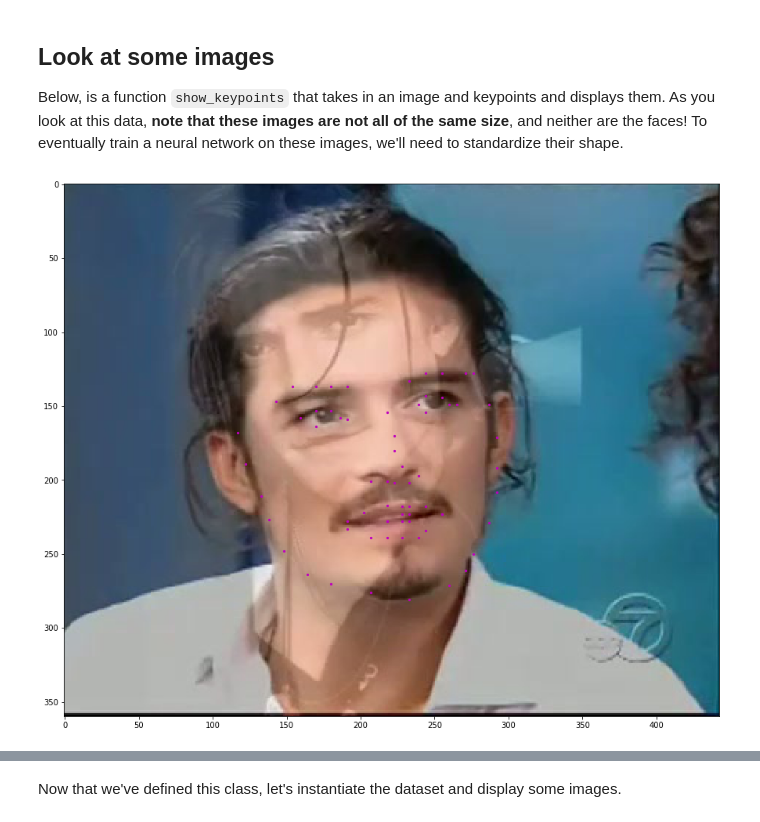
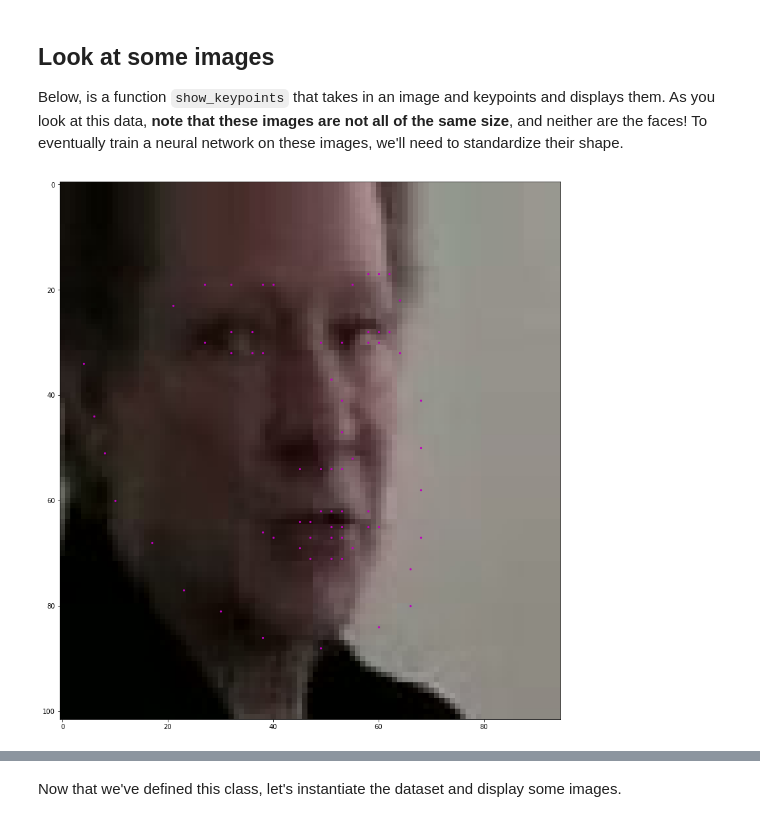
Before and after one commit to ChrisShepherd81/Facial-Keypoints, a Jupyter notebook: 1. Load and Visualize Data.ipynb, the cells around one changed output, grey strips where cells are left out. Drawn from its saved outputs; the diff is of its cells as text; code cells hidden in the pictures.

```diff
--- a/1. Load and Visualize Data.ipynb
+++ b/1. Load and Visualize Data.ipynb
@@ -68,6 +68,9 @@ for i in range(key_pts_frame.shape[0]):
         key_pt[:,0].max() > image.shape[1] or key_pt[:,1].max() > image.shape[0]:
             print("Keypoints for image {} not completely visible".format(image_name))
 
+    #Check if all keypoints exists
+    if key_pt.shape[0] == 68 and  key_pt.shape[0] == 2:
+            print("Not all keypoints for image {}".format(image_name))
 
     #Save minimum and maximum image sizes
     if image.shape[:2] > max_image_size:
@@ -113,14 +137,15 @@ def show_keypoints(image, key_pts):
 # %%
 # Display a few different types of images by changing the index n
 
 # select an image by index in our data frame
-n = 123
+n = 350
+
 image_name = key_pts_frame.iloc[n, 0]
 key_pts = key_pts_frame.iloc[n, 1:].as_matrix()
 key_pts = key_pts.astype('float').reshape(-1, 2)
 
 plt.figure(figsize=(15, 15))
 show_keypoints(mpimg.imread(os.path.join('data/training/', image_name)), key_pts)
 plt.show()
 # %% [output]
-[figure, old version]
+[figure, new version]
```
Also changed, not shown: parts of 10 cells of this notebook, 5 other files.
